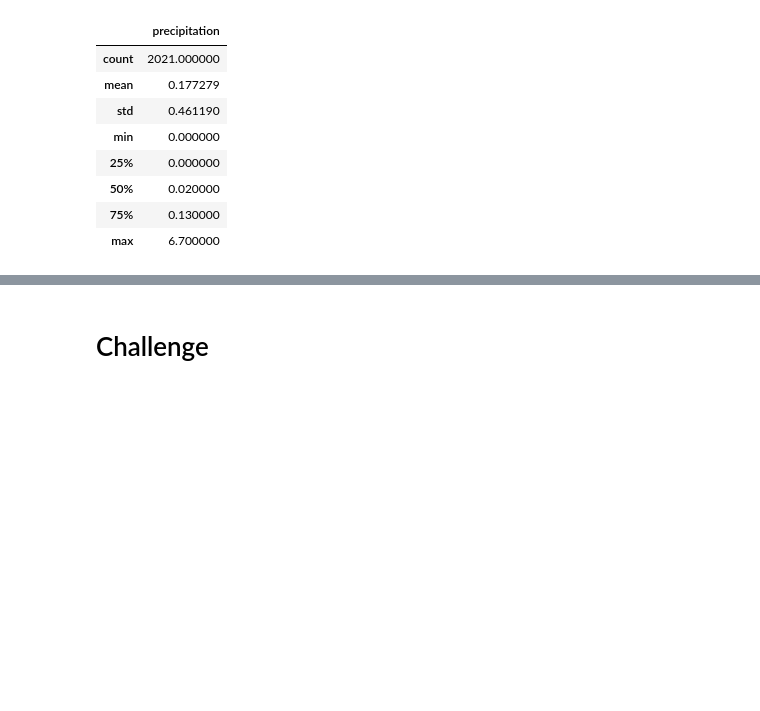
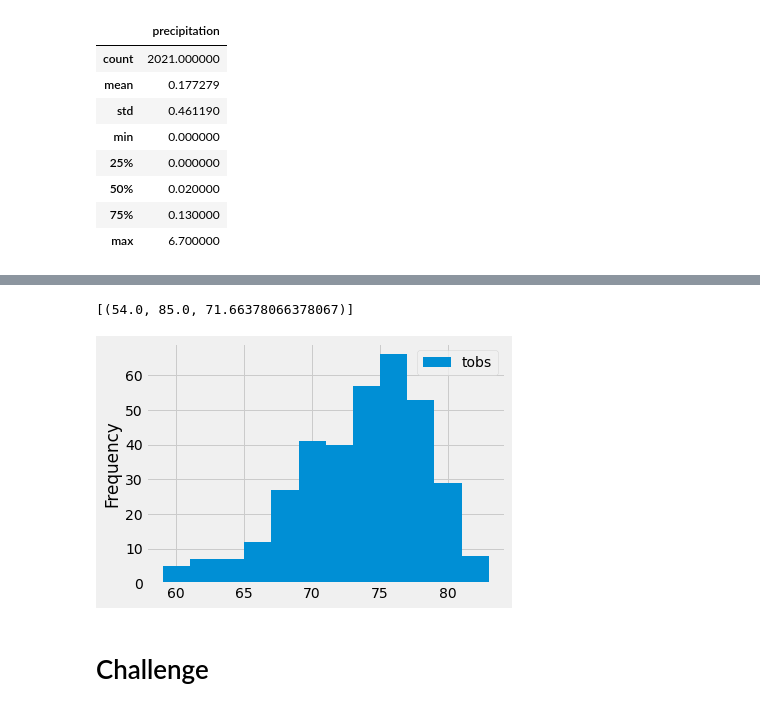
Before and after one commit to borkard/surfs_up, a Jupyter notebook: climate_analysis.ipynb, the cells around one changed output, grey strips where cells are left out. Drawn from its saved outputs; the diff is of its cells as text; code cells hidden in the pictures; blank space fills up the shorter version.

```diff
--- a/climate_analysis.ipynb
+++ b/climate_analysis.ipynb
@@ -87,9 +102,25 @@ df.describe()
 # %%
 # Using the station id from the previous query, calculate the lowest temperature recorded,
 # highest temperature recorded, and average temperature most active station?
+session.query(func.min(Measurement.tobs), func.max(Measurement.tobs), func.avg(Measurement.tobs)).\
+filter(Measurement.station == 'USC00519281').all()
+# %% [output]
+[(54.0, 85.0, 71.66378066378067)]
 # %%
 # Choose the station with the highest number of temperature observations.
 # Query the last 12 months of temperature observation data for this station and plot the results as a histogram
+results = session.query(Measurement.tobs).\
+filter(Measurement.station == 'USC00519281').\
+filter(Measurement.date >= prev_year).all()
+df = pd.DataFrame(results, columns=['tobs'])
+# print(df)
+
+# Use the plot() and hist() functions and add number of bins as parameter for histogram
+df.plot.hist(bins=12)
+# Compress the x-axis labels so they fit into the box holding the plot
+plt.tight_layout()
+# %% [output]
+[figure, added]
 # %%
 # Write a function called `calc_temps` that will accept start date and end date in the format '%Y-%m-%d'
 # and return the minimum, average, and maximum temperatures for that range of dates
```
Also changed, not shown: parts of 2 cells of this notebook.
